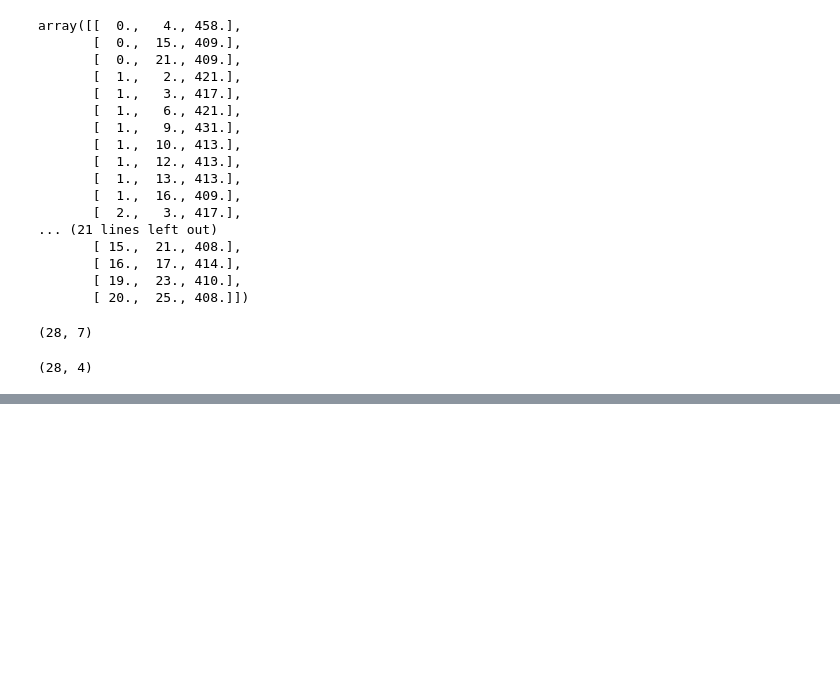
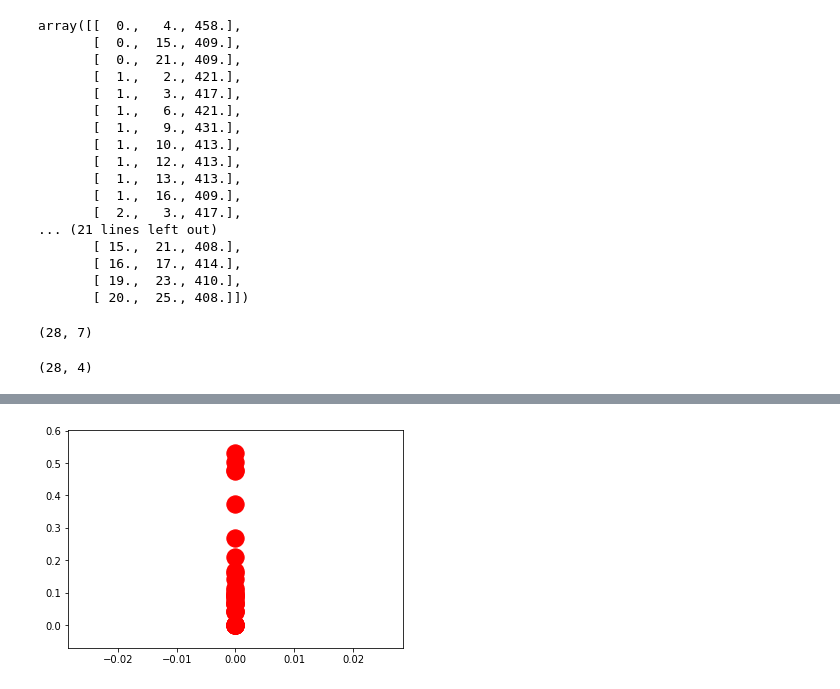
Before and after one commit to kangkang59812/GraphCaption, a Jupyter notebook: test.ipynb, the cells around one changed output, grey strips where cells are left out. Saved outputs shown, nothing was run; the diff lists cells and outputs as text; code cells hidden in the pictures; blank space fills up the shorter version.

```diff
--- a/test.ipynb
+++ b/test.ipynb
@@ -865,0 +1903,5 @@ b.shape
+# %%
+W_1 = np.random.normal(
+    loc=0, scale=1, size=(zkc.number_of_nodes(), 4))
+W_2 = np.random.normal(
+    loc=0, size=(W_1.shape[1], 2))
@@ -865,0 +1920,10 @@ b.shape
+# %%
+def relu(Idata):
+    Idata = (np.array(Idata) > 0) * np.array(Idata)
+    return np.matrix(Idata)
+# %%
+def gcn_layer(A_hat, D_hat, X, W):
+    return relu(D_hat**-1 * A_hat * X * W)
+H_1 = gcn_layer(A_hat, D_hat, I, W_1)
+H_2 = gcn_layer(A_hat, D_hat, H_1, W_2)
+output = H_2
@@ -865,0 +1954,4 @@ b.shape
+# %%
+feature_representations = {
+    node: np.array(output)[node]
+    for node in zkc.nodes()}
@@ -865,0 +1978,5 @@ b.shape
+# %%
+
+nodes=nx.draw_networkx_nodes(zkc,pos=feature_representations)
+# %% [output]
+[figure, added]
```
Also changed, not shown: parts of 146 cells of this notebook, 23 other files.
